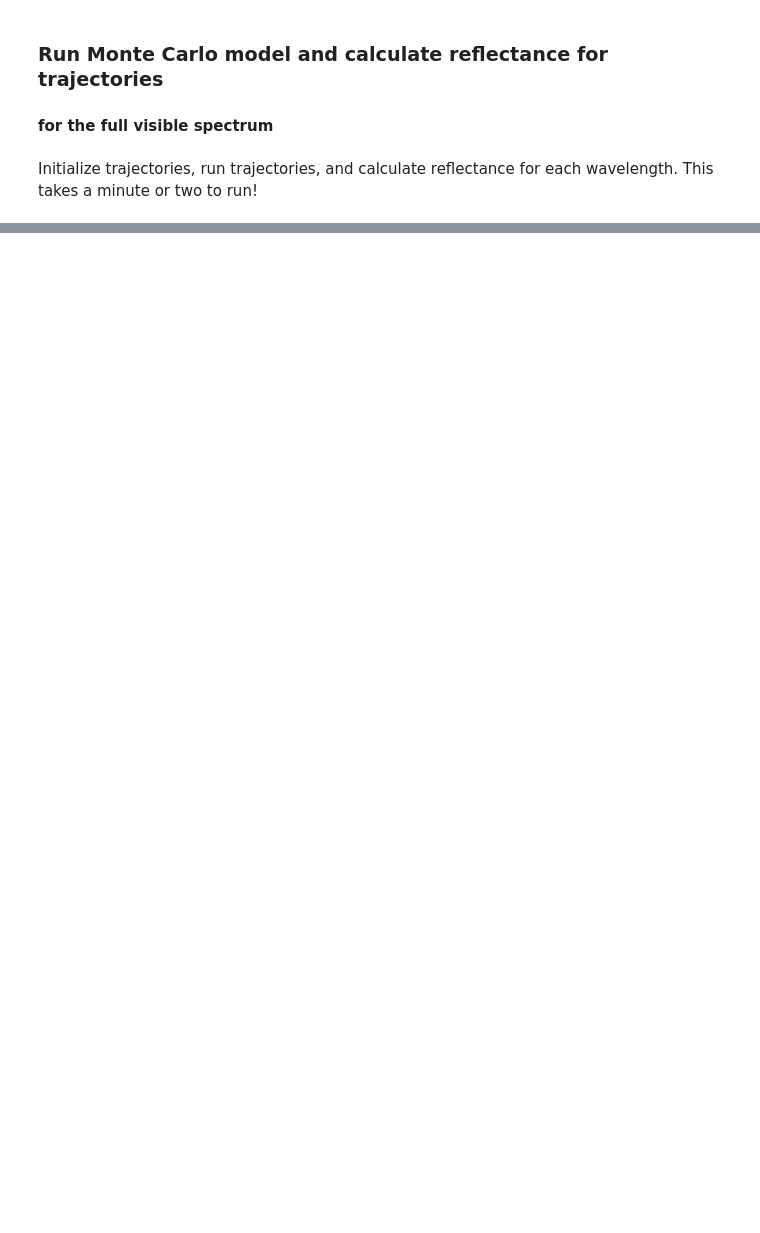
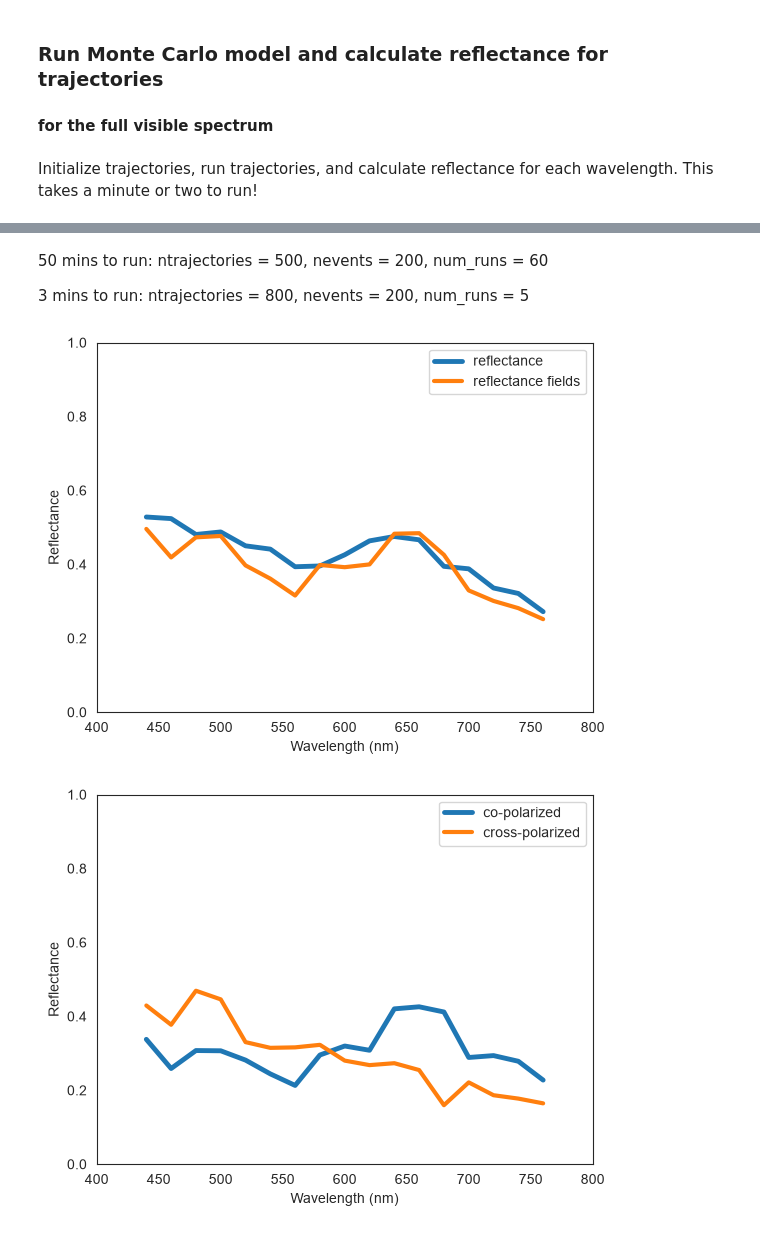
Before and after one commit to manoharan-lab/structural-color, a Jupyter notebook: tutorials/fields_montecarlo_tutorial.ipynb, the cells around one changed output, grey strips where cells are left out. Cells and saved outputs as stored; diff of their text form; code cells hidden in the pictures; blank space fills up the shorter version.

```diff
--- a/tutorials/fields_montecarlo_tutorial.ipynb
+++ b/tutorials/fields_montecarlo_tutorial.ipynb
@@ -214,21 +184,20 @@ rng = np.random.RandomState([seed])
 # %%
-# incident light wavelength
 wavelengths = sc.Quantity(np.arange(440, 780, 20), 'nm')
 
-# sample parameters
 radius = sc.Quantity('0.140 um')
-volume_fraction = sc.Quantity(0.55, '')
-n_imag = 2.1e-5
-n_particle = ri.n('polystyrene', wavelengths) + n_imag*1j  # refractive indices can be specified as pint quantities or
-n_matrix = ri.n('vacuum', wavelengths)      # called from the refractive_index module. n_matrix is the
-n_medium = ri.n('vacuum', wavelengths)      # space within sample. n_medium is outside the sample
+volume_fraction = 0.55
+index_imag = sc.ConstantIndex(2.1e-5*1j)
+index_particle = sc.index.polystyrene + index_imag
+
+sphere = sc.Sphere(index_particle, radius)
+index_matrix = sc.index.vacuum
+index_medium = sc.index.vacuum
 
 thickness = sc.Quantity('80 um')
-z_low = sc.Quantity('0 um')
+boundary = 'film'
 
-# Monte Carlo parameters
-ntrajectories = 500                   # number of trajectories
-nevents = 150                       # number of scattering events in each trajectory
+ntrajectories = 4000   #500 #with 4000 trajectories this takes ~3m 50s to run
+nevents = 150
 
 # polarization detector parameters
 det_theta = sc.Quantity('10 deg')
@@ -346,0 +331,30 @@ plt.legend();
+# %% [markdown]
+50 mins to run:
+ntrajectories = 500,
+nevents = 200,
+num_runs = 60
+
+3 mins to run: ntrajectories = 800, nevents = 200, num_runs = 5
+# %%
+sns.set_style('white')
+plt.figure()
+plt.plot(wavelengths.magnitude, refl_intensity, label = 'reflectance', linewidth = 3.5)
+plt.plot(wavelengths.magnitude, refl_fields_runs.mean(axis =0), label = 'reflectance fields', linewidth = 3)
+plt.xlim([400,800])
+plt.ylim([0,1])
+plt.ylabel('Reflectance')
+plt.xlabel('Wavelength (nm)')
+plt.legend()
+
+sns.set_style('white')
+plt.figure()
+plt.plot(wavelengths.magnitude, refl_co_runs.mean(axis=0), label = 'co-polarized', linewidth = 3.5)
+plt.plot(wavelengths.magnitude, refl_cross_runs.mean(axis = 0), label = 'cross-polarized', linewidth = 3)
+plt.xlim([400,800])
+plt.ylim([0,1])
+plt.ylabel('Reflectance')
+plt.xlabel('Wavelength (nm)')
+plt.legend();
+# %% [output]
+[figure, added]
+[figure, added]
```
Also changed, not shown: parts of 13 cells of this notebook.
